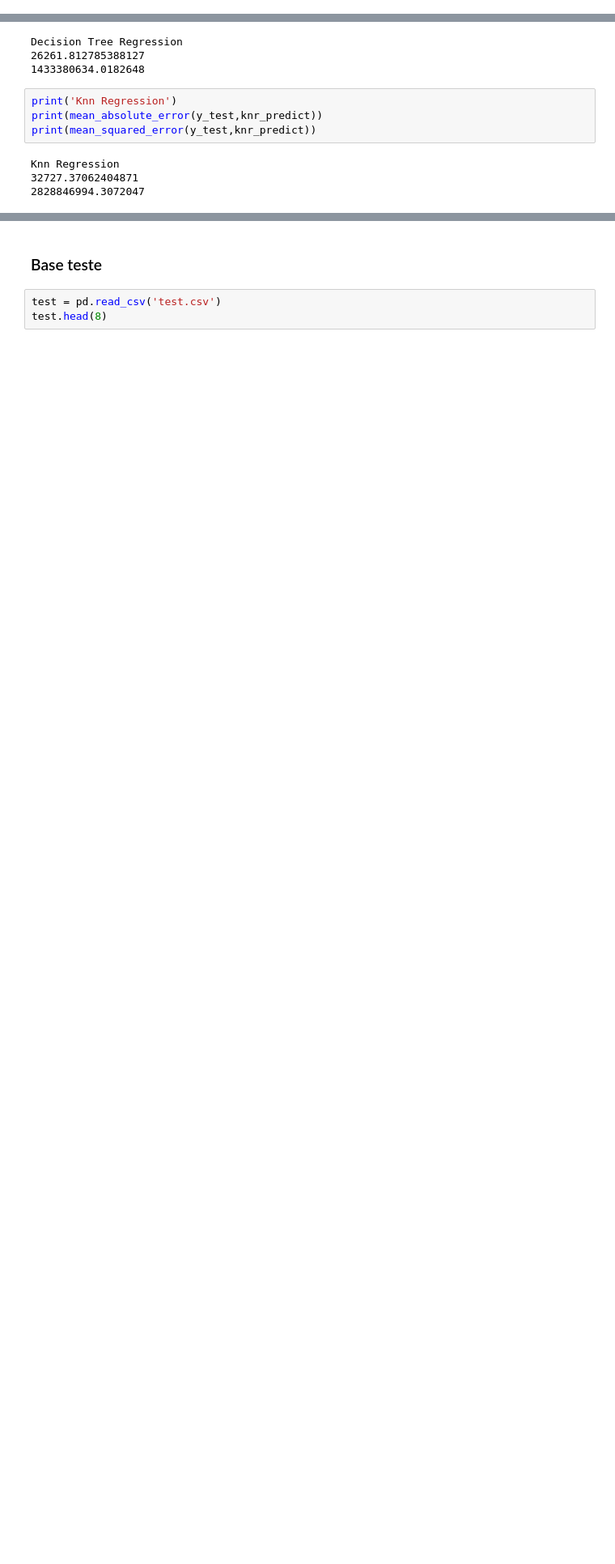
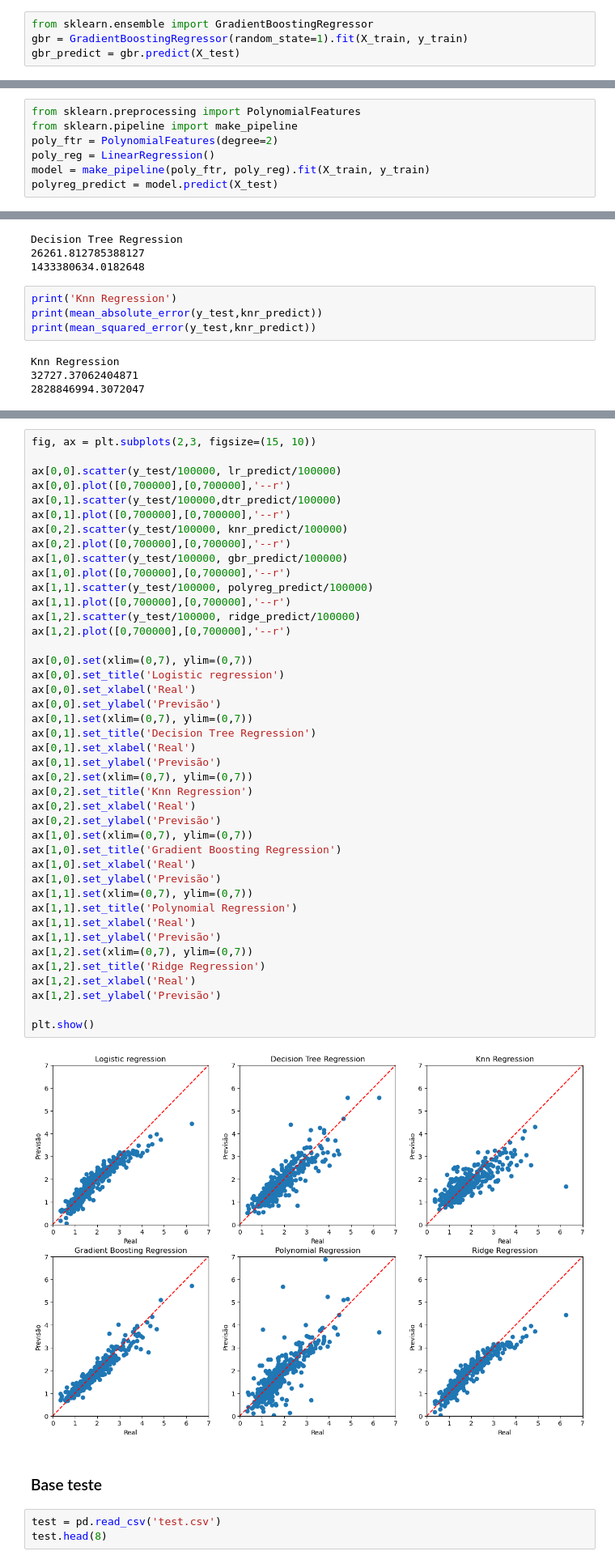
Before and after one commit to GabriellCarvalho/HousePrices, a Jupyter notebook: house_prices.ipynb, the cells around one changed output, grey strips where cells are left out. Shown at 81% size. Saved outputs shown, nothing was run; the diff lists cells and outputs as text; blank space fills up the shorter version.

```diff
--- a/house_prices.ipynb
+++ b/house_prices.ipynb
@@ -120,3 +120,7 @@ dtr_predict = dt_reg.predict(X_test)
 from sklearn.neighbors import KNeighborsRegressor
 knn_reg = KNeighborsRegressor(n_neighbors=3).fit(X_train, y_train)
 knr_predict = knn_reg.predict(X_test)
+# %%
+from sklearn.ensemble import GradientBoostingRegressor
+gbr = GradientBoostingRegressor(random_state=1).fit(X_train, y_train)
+gbr_predict = gbr.predict(X_test)
@@ -123,3 +131,10 @@ knr_predict = knn_reg.predict(X_test)
+# %%
+from sklearn.preprocessing import PolynomialFeatures
+from sklearn.pipeline import make_pipeline
+poly_ftr = PolynomialFeatures(degree=2)
+poly_reg = LinearRegression()
+model = make_pipeline(poly_ftr, poly_reg).fit(X_train, y_train)
+polyreg_predict = model.predict(X_test)
 # %% [markdown]
 ### Avaliando o modelo
 # %%
@@ -176,3 +192,47 @@ plt.show()
+# %%
+fig, ax = plt.subplots(2,3, figsize=(15, 10))
+
+ax[0,0].scatter(y_test/100000, lr_predict/100000)
+ax[0,0].plot([0,700000],[0,700000],'--r')
+ax[0,1].scatter(y_test/100000,dtr_predict/100000)
+ax[0,1].plot([0,700000],[0,700000],'--r')
+ax[0,2].scatter(y_test/100000, knr_predict/100000)
+ax[0,2].plot([0,700000],[0,700000],'--r')
+ax[1,0].scatter(y_test/100000, gbr_predict/100000)
+ax[1,0].plot([0,700000],[0,700000],'--r')
+ax[1,1].scatter(y_test/100000, polyreg_predict/100000)
+ax[1,1].plot([0,700000],[0,700000],'--r')
+ax[1,2].scatter(y_test/100000, ridge_predict/100000)
+ax[1,2].plot([0,700000],[0,700000],'--r')
+
+ax[0,0].set(xlim=(0,7), ylim=(0,7))
+ax[0,0].set_title('Logistic regression')
+ax[0,0].set_xlabel('Real')
+ax[0,0].set_ylabel('Previsão')
+ax[0,1].set(xlim=(0,7), ylim=(0,7))
+ax[0,1].set_title('Decision Tree Regression')
+ax[0,1].set_xlabel('Real')
+ax[0,1].set_ylabel('Previsão')
+ax[0,2].set(xlim=(0,7), ylim=(0,7))
+ax[0,2].set_title('Knn Regression')
+ax[0,2].set_xlabel('Real')
+ax[0,2].set_ylabel('Previsão')
+ax[1,0].set(xlim=(0,7), ylim=(0,7))
+ax[1,0].set_title('Gradient Boosting Regression')
+ax[1,0].set_xlabel('Real')
+ax[1,0].set_ylabel('Previsão')
+ax[1,1].set(xlim=(0,7), ylim=(0,7))
+ax[1,1].set_title('Polynomial Regression')
+ax[1,1].set_xlabel('Real')
+ax[1,1].set_ylabel('Previsão')
+ax[1,2].set(xlim=(0,7), ylim=(0,7))
+ax[1,2].set_title('Ridge Regression')
+ax[1,2].set_xlabel('Real')
+ax[1,2].set_ylabel('Previsão')
+
+plt.show()
+# %% [output]
+[figure, added]
 # %% [markdown]
 ### Base teste
 # %%
```
Also changed, not shown: parts of 10 cells of this notebook, 1 other file.
